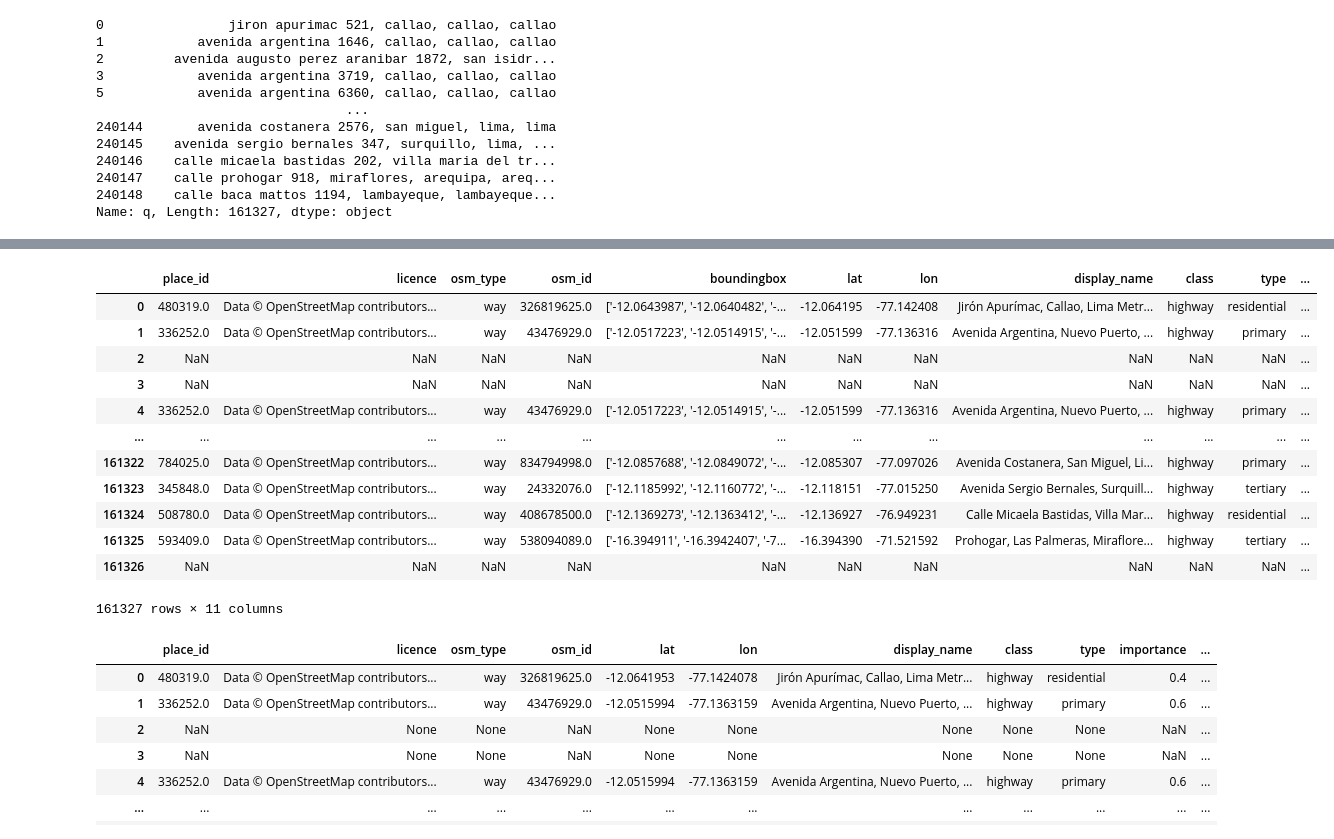
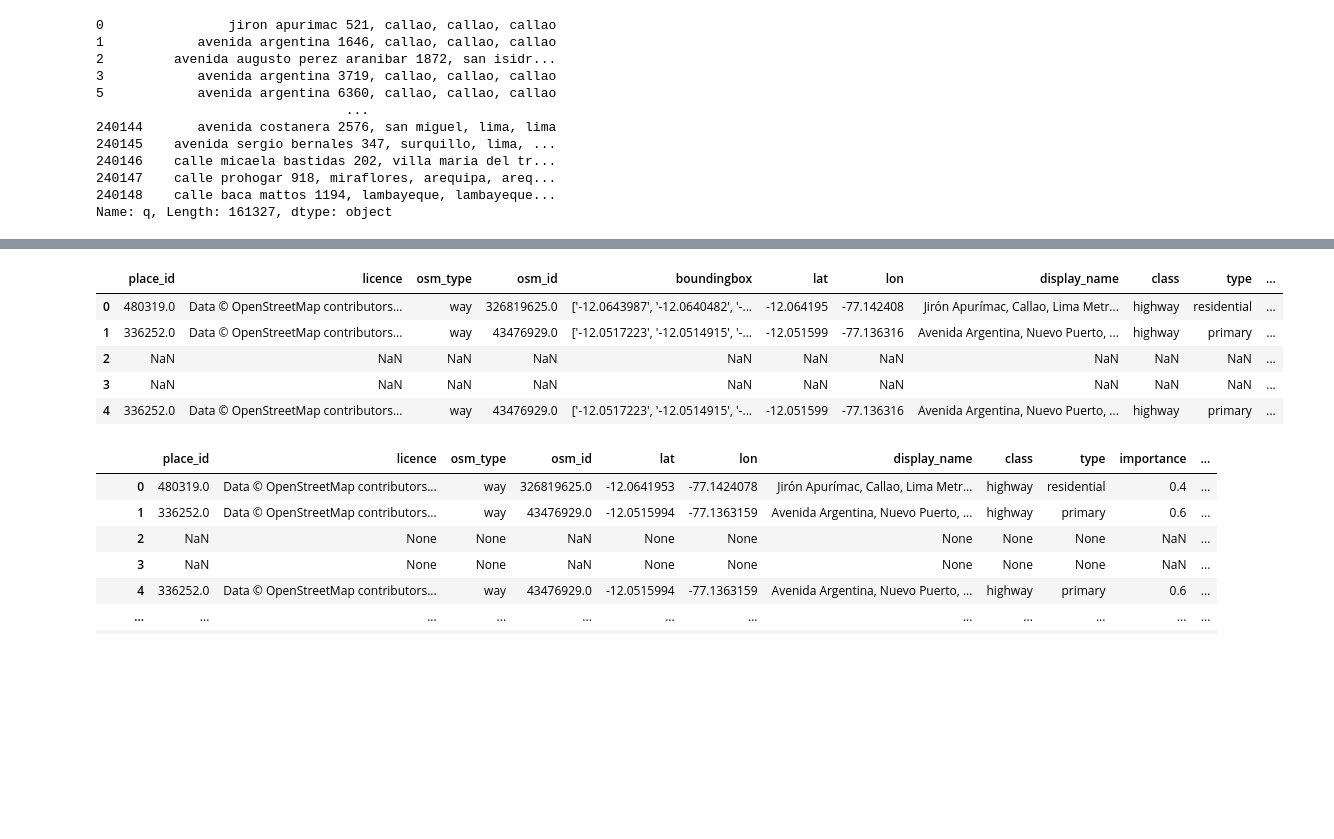
Before and after one commit to Claudio9701/peru-connectivity-impact, a Jupyter notebook: Geocoding.ipynb, the cells around one changed output, grey strips where cells are left out. Drawn from its saved outputs; the diff is of its cells as text; code cells hidden in the pictures; blank space fills up the shorter version.

```diff
--- a/Geocoding.ipynb
+++ b/Geocoding.ipynb
@@ -184,21 +205,14 @@ min        1.000000
 max    62029.000000
 [figure]
 # %%
-geocoded_df
+geocoded_df.head()
 # %% [output]
 |  | place_id | licence | osm_type | osm_id | boundingbox | lat | lon | display_name | class | type | ... |
 | 0 | 480319.0 | Data © OpenStreetMap contributors... | way | 326819625.0 | ['-12.0643987', '-12.0640482', '-... | -12.064195 | -77.142408 | Jirón Apurímac, Callao, Lima Metr... | highway | residential | ... |
 | 1 | 336252.0 | Data © OpenStreetMap contributors... | way | 43476929.0 | ['-12.0517223', '-12.0514915', '-... | -12.051599 | -77.136316 | Avenida Argentina, Nuevo Puerto, ... | highway | primary | ... |
 | 2 | NaN | NaN | NaN | NaN | NaN | NaN | NaN | NaN | NaN | NaN | ... |
 | 3 | NaN | NaN | NaN | NaN | NaN | NaN | NaN | NaN | NaN | NaN | ... |
 | 4 | 336252.0 | Data © OpenStreetMap contributors... | way | 43476929.0 | ['-12.0517223', '-12.0514915', '-... | -12.051599 | -77.136316 | Avenida Argentina, Nuevo Puerto, ... | highway | primary | ... |
-| ... | ... | ... | ... | ... | ... | ... | ... | ... | ... | ... | ... |
-| 161322 | 784025.0 | Data © OpenStreetMap contributors... | way | 834794998.0 | ['-12.0857688', '-12.0849072', '-... | -12.085307 | -77.097026 | Avenida Costanera, San Miguel, Li... | highway | primary | ... |
-| 161323 | 345848.0 | Data © OpenStreetMap contributors... | way | 24332076.0 | ['-12.1185992', '-12.1160772', '-... | -12.118151 | -77.015250 | Avenida Sergio Bernales, Surquill... | highway | tertiary | ... |
-| 161324 | 508780.0 | Data © OpenStreetMap contributors... | way | 408678500.0 | ['-12.1369273', '-12.1363412', '-... | -12.136927 | -76.949231 | Calle Micaela Bastidas, Villa Mar... | highway | residential | ... |
-| 161325 | 593409.0 | Data © OpenStreetMap contributors... | way | 538094089.0 | ['-16.394911', '-16.3942407', '-7... | -16.394390 | -71.521592 | Prohogar, Las Palmeras, Miraflore... | highway | tertiary | ... |
-| 161326 | NaN | NaN | NaN | NaN | NaN | NaN | NaN | NaN | NaN | NaN | ... |
-161327 rows × 11 columns
 # %%
 geocoded_gdf
 # %% [output]
```
Also changed, not shown: parts of 50 cells of this notebook, 2 other files.
